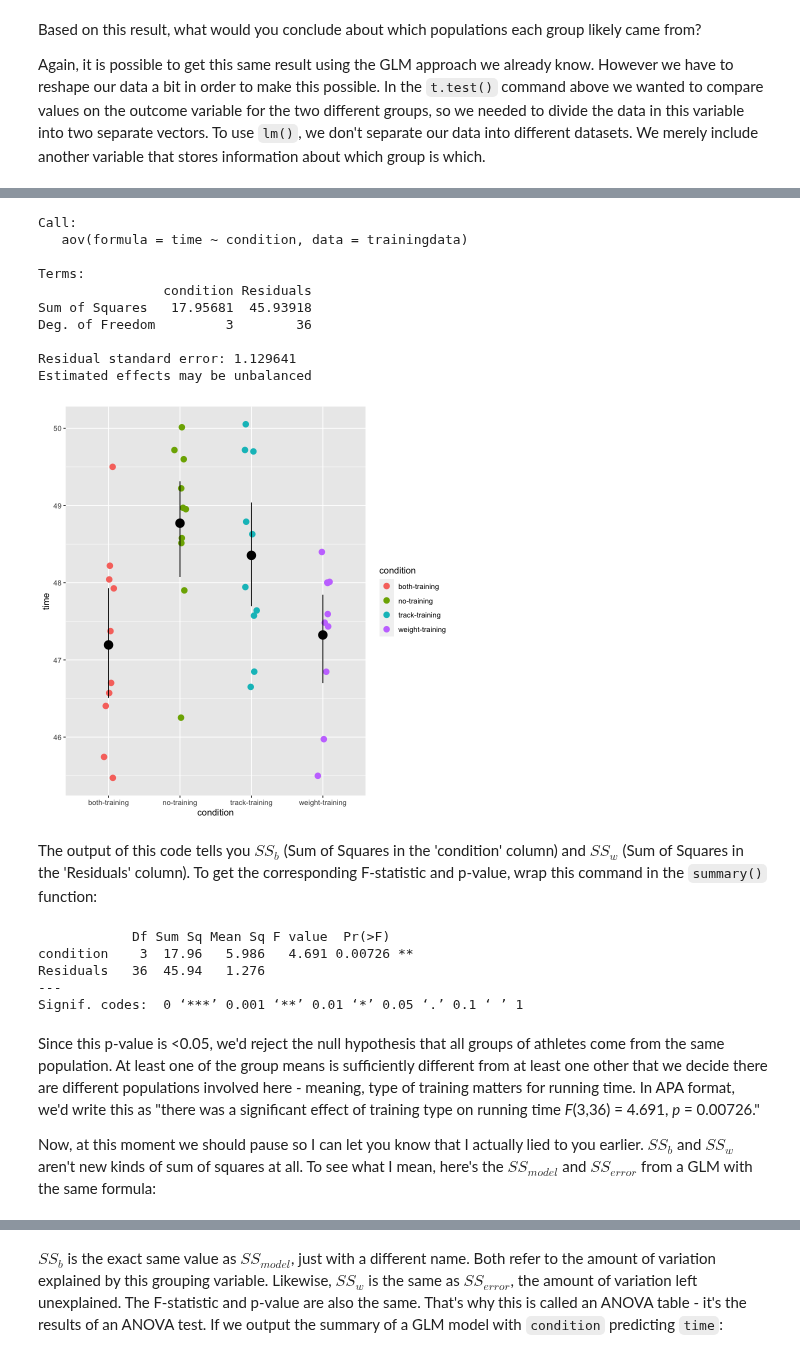
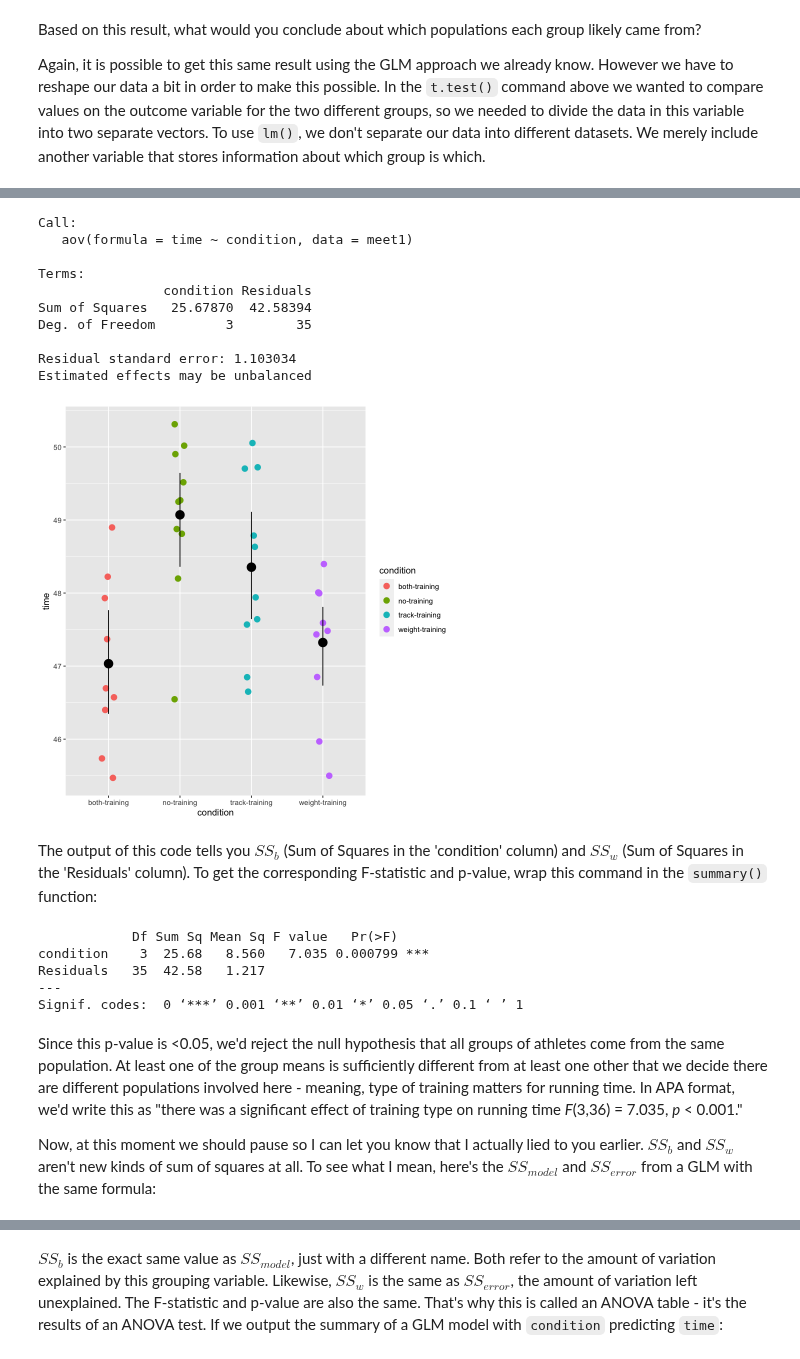
Before and after one commit to smburns47/Psyc158, a Jupyter notebook: chapter-20.ipynb, the cells around one changed output, grey strips where cells are left out. Drawn from its saved outputs; the diff is of its cells as text; code cells hidden in the pictures.

````diff
--- a/chapter-20.ipynb
+++ b/chapter-20.ipynb
@@ -302,39 +304,39 @@ That's all a one-way ANOVA does: it calculates an F-statistic to compare between
 That brings us to doing a one-way ANOVA test in R. It is a fairly simple bit of code, using the function ```aov()```. You no longer need to save the data for the different groups into different vectors - we can keep it in one dataset like with a GLM model and simply pass a formula to ask how does the outcome variable vary as a function of group.
 # %%
 #choosing all running times at meet1, regardless of condition
-trainingdata <- filter(trackscores, session=='meet1')
+meet1 <- filter(trackscores, session=='meet1')
 
 #running one-way ANOVA test
-anova_results <- aov(time ~ condition, data = trainingdata)
+anova_results <- aov(time ~ condition, data = meet1)
 anova_results
 
 #visualizing group differences
-gf_jitter(time ~ condition, data = trainingdata, size=3, color = ~condition, width=0.1) %>%
+gf_jitter(time ~ condition, data = meet1, size=3, color = ~condition, width=0.1) %>%
     gf_summary(fun.data = "mean_cl_boot", size = 2, color = 'black')
 # %% [output]
 Call:
-   aov(formula = time ~ condition, data = trainingdata)
+   aov(formula = time ~ condition, data = meet1)
 
 Terms:
                 condition Residuals
-Sum of Squares   17.95681  45.93918
-Deg. of Freedom         3        36
+Sum of Squares   25.67870  42.58394
+Deg. of Freedom         3        35
 
-Residual standard error: 1.129641
+Residual standard error: 1.103034
 Estimated effects may be unbalanced
-[figure, old version]
+[figure, new version]
 # %% [markdown]
 The output of this code tells you $SS_b$ (Sum of Squares in the 'condition' column) and $SS_w$ (Sum of Squares in the 'Residuals' column). To get the corresponding F-statistic and p-value, wrap this command in the ```summary()``` function:
 # %%
 summary(anova_results)
 # %% [output]
-            Df Sum Sq Mean Sq F value  Pr(>F)
-condition    3  17.96   5.986   4.691 0.00726 **
-Residuals   36  45.94   1.276
+            Df Sum Sq Mean Sq F value   Pr(>F)
+condition    3  25.68   8.560   7.035 0.000799 ***
+Residuals   35  42.58   1.217
 ---
 Signif. codes:  0 ‘***’ 0.001 ‘**’ 0.01 ‘*’ 0.05 ‘.’ 0.1 ‘ ’ 1
 # %% [markdown]
-Since this p-value is <0.05, we'd reject the null hypothesis that all groups of athletes come from the same population. At least one of the group means is sufficiently different from at least one other that we decide there are different populations involved here - meaning, type of training matters for running time. In APA format, we'd write this as "there was a significant effect of training type on running time *F*(3,36) = 4.691, *p* = 0.00726."
+Since this p-value is <0.05, we'd reject the null hypothesis that all groups of athletes come from the same population. At least one of the group means is sufficiently different from at least one other that we decide there are different populations involved here - meaning, type of training matters for running time. In APA format, we'd write this as "there was a significant effect of training type on running time *F*(3,36) = 7.035, *p* < 0.001."
 
 Now, at this moment we should pause so I can let you know that I actually lied to you earlier. $SS_b$ and $SS_w$ aren't new kinds of sum of squares at all. To see what I mean, here's the $SS_{model}$ and $SS_{error}$ from a GLM with the same formula:
 # %%
````
Also changed, not shown: parts of 29 cells of this notebook, 1 other file.
